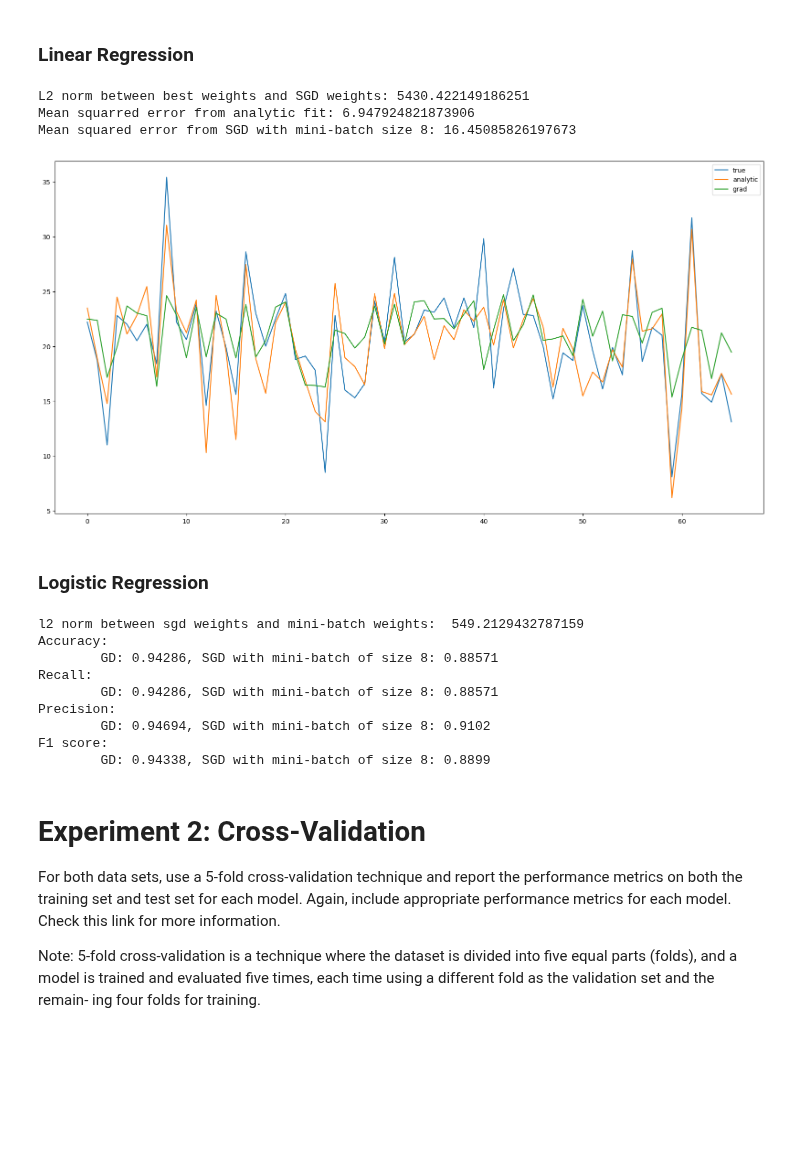
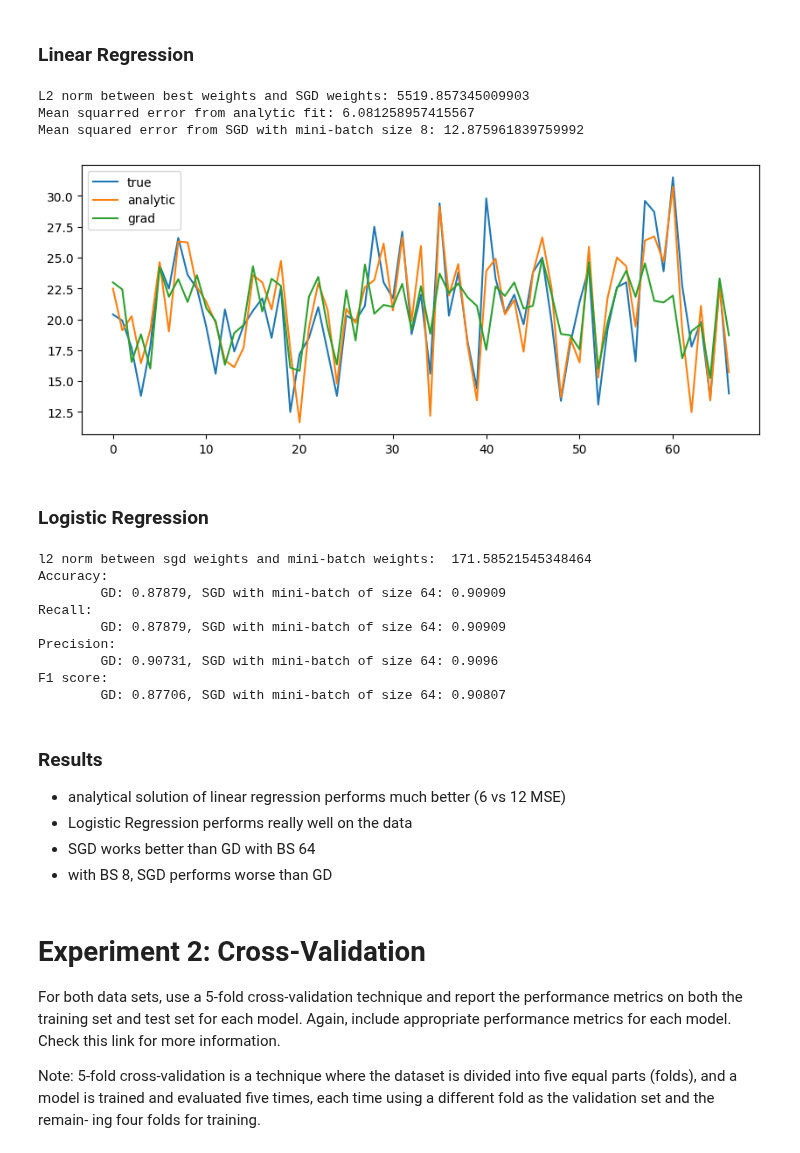
Before and after one commit to j-c-carr/Real-Estate-and-Wine-Quality-Prediction, a Jupyter notebook: experiments_test.ipynb, the cells around one changed output. Cells and saved outputs as stored; diff of their text form; code cells hidden in the pictures; blank space fills up the shorter version.

Commit message:
save preliminary results

```diff
--- a/experiments_test.ipynb
+++ b/experiments_test.ipynb
@@ -26,8 +29,7 @@ For both datasets, perform an 80/20 train/test split and report the performance
 ### Data Preparation
 # %%
 TEST_SIZE = 0.20
-DEFAULT_BATCH_SIZE = 8
-IQR_FACTOR=1.5 # IQR
+IQR_FACTOR = 1.5
 
 ### Data Cleaning ###
 #remove outliers (but not for CHAS bc it is 1/0)
@@ -35,74 +37,71 @@ temp_df = housing_df.drop(columns='CHAS')
 temp_df_cleaned = remove_outliers(temp_df, factor=IQR_FACTOR)
 housing_df_cleaned = pd.concat([temp_df_cleaned, housing_df['CHAS'].loc[temp_df_cleaned.index]], axis=1)
 
+wine_df_cleaned = wine_df.copy()
 wine_df_cleaned = remove_outliers(wine_df, factor=IQR_FACTOR)
-wine_df_cleaned = wine_df.copy()
 
 ### Data Splitting ###
 # perform train test split
-one_hot_wine_classes = pd.get_dummies(wine_df['class']).to_numpy(dtype=int)
+one_hot_wine_classes = pd.get_dummies(wine_df_cleaned['class']).to_numpy(dtype=int)
 X_wine_train, X_wine_test, y_wine_train, y_wine_test = train_test_split(wine_df_cleaned.drop(['class'], axis=1).to_numpy(),
                                                                         one_hot_wine_classes,
-                                                                        test_size=TEST_SIZE, random_seed=SEED)
+                                                                        test_size=TEST_SIZE)
 
 X_housing_train, X_housing_test, y_housing_train, y_housing_test = train_test_split(housing_df_cleaned.drop(['MEDV'], axis=1).to_numpy(),
-                                                                                    housing_df_cleaned.MEDV.to_numpy().reshape(-1,1), test_size=TEST_SIZE, random_seed=SEED)
+                                                                                    housing_df_cleaned.MEDV.to_numpy().reshape(-1,1), test_size=TEST_SIZE)
 
 ### Data Normalization ###
 # normalize data after train test split to prevent data leakage
-#X_wine_train, X_wine_test = min_max_scale(X_wine_train, X_wine_test, scale=True)
-X_housing_train, X_housing_test = min_max_scale(X_housing_train, X_housing_test, scale=True)
-
-### TODO: Feature Engineering ###
-# remove features?
-# create non-linear features
+#X_wine_train, X_wine_test = min_max_scale(X_wine_train, X_wine_test)
+X_housing_train, X_housing_test = min_max_scale(X_housing_train, X_housing_test)
 # %% [markdown]
 ### Linear Regression
 # %%
+BATCH_SIZE = 8
+
 # Linear regression fit
 lin_reg = LinearRegression()
 
 # Analytic fit
 lin_reg.fit(X_housing_train, y_housing_train, analytic_fit=True, verbose=False)
 y_preds_with_analytic_fit = lin_reg.predict(X_housing_test)
 min_ms_error = mse(y_housing_test, lin_reg.predict(X_housing_test))
 w_analytic = np.copy(lin_reg.w)
 
 # Mini-batch SGD fit
-lin_reg.fit(X_housing_train, y_housing_train, optimizer_class=GradientDescent, batch_size=DEFAULT_BATCH_SIZE, verbose=False)
+lin_reg.fit(X_housing_train, y_housing_train, optimizer_class=GradientDescent, batch_size=BATCH_SIZE, verbose=False)
 y_preds_with_grad = lin_reg.predict(X_housing_test)
 ms_error = mse(y_housing_test, y_preds_with_grad)
 
 
 print(f"L2 norm between best weights and SGD weights: {np.linalg.norm(w_analytic - lin_reg.w)}")
 print(f"Mean squarred error from analytic fit: {min_ms_error}")
-print(f"Mean squared error from SGD with mini-batch size {DEFAULT_BATCH_SIZE}: {ms_error}")
+print(f"Mean squared error from SGD with mini-batch size {BATCH_SIZE}: {ms_error}")
 
 # plot results
-plt.figure(figsize=(20,10))
+plt.figure(figsize=(10,4))
 plt.plot(y_housing_test, label='true')
 plt.plot(y_preds_with_analytic_fit, label='analytic')
 plt.plot(y_preds_with_grad, label='grad')
 plt.legend()
 plt.show()
 # %% [output]
-L2 norm between best weights and SGD weights: 5430.422149186251
-Mean squarred error from analytic fit: 6.947924821873906
-Mean squared error from SGD with mini-batch size 8: 16.45085826197673
+L2 norm between best weights and SGD weights: 5519.857345009903
+Mean squarred error from analytic fit: 6.081258957415567
+Mean squared error from SGD with mini-batch size 8: 12.875961839759992
-[figure, old version]
+[figure, new version]
 # %% [markdown]
 ### Logistic Regression
 # %%
-np.random.seed(0)
-optimizer_kwargs = {'max_iters': 4e4,
+BATCH_SIZE = 64
+OPTIMIZER_KWARGS = {'max_iters': 4e4,
                     'learning_rate': 0.05,
                     'verbose': False}
 
-# Logistic regression fit
 log_reg = LogisticRegression()
 
 # Learn model parameters with gradient descent
-log_reg.fit(X_wine_train, y_wine_train, optimizer_class=GradientDescent, **optimizer_kwargs)
+log_reg.fit(X_wine_train, y_wine_train, optimizer_class=GradientDescent, **OPTIMIZER_KWARGS)
 y_wine_preds_gd = log_reg.predict(X_wine_test)
 w_gd = np.copy(log_reg.w)
 
@@ -112,7 +111,7 @@ gd_precision = precision_score(y_wine_test, y_wine_preds_gd, average='weighted')
 gd_f1_score = f1_score(y_wine_test, y_wine_preds_gd, average='weighted')
 
 # Learn model parameters with stochastic gradient descent
-log_reg.fit(X_wine_train, y_wine_train, optimizer_class=StochasticGradientDescent, batch_size=DEFAULT_BATCH_SIZE, **optimizer_kwargs)
+log_reg.fit(X_wine_train, y_wine_train, optimizer_class=StochasticGradientDescent, batch_size=BATCH_SIZE, **OPTIMIZER_KWARGS)
 y_wine_preds_sgd = log_reg.predict(X_wine_test)
 w_sgd = np.copy(log_reg.w)
 
@@ -122,20 +121,26 @@ sgd_precision = precision_score(y_wine_test, y_wine_preds_sgd, average='weighted
 sgd_f1_score = f1_score(y_wine_test, y_wine_preds_sgd, average='weighted')
 
 print("l2 norm between sgd weights and mini-batch weights: ", np.linalg.norm(w_gd - w_sgd))
-print(f"Accuracy:\n \tGD: {gd_accuracy:.5g}, SGD with mini-batch of size {DEFAULT_BATCH_SIZE}: {sgd_accuracy:.5g}")
-print(f"Recall:\n \tGD: {gd_recall:.5g}, SGD with mini-batch of size {DEFAULT_BATCH_SIZE}: {sgd_recall:.5g}")
-print(f"Precision:\n \tGD: {gd_precision:.5g}, SGD with mini-batch of size {DEFAULT_BATCH_SIZE}: {sgd_precision:.5g}")
-print(f"F1 score:\n \tGD: {gd_f1_score:.5g}, SGD with mini-batch of size {DEFAULT_BATCH_SIZE}: {sgd_f1_score:.5g}")
+print(f"Accuracy:\n \tGD: {gd_accuracy:.5g}, SGD with mini-batch of size {BATCH_SIZE}: {sgd_accuracy:.5g}")
+print(f"Recall:\n \tGD: {gd_recall:.5g}, SGD with mini-batch of size {BATCH_SIZE}: {sgd_recall:.5g}")
+print(f"Precision:\n \tGD: {gd_precision:.5g}, SGD with mini-batch of size {BATCH_SIZE}: {sgd_precision:.5g}")
+print(f"F1 score:\n \tGD: {gd_f1_score:.5g}, SGD with mini-batch of size {BATCH_SIZE}: {sgd_f1_score:.5g}")
 # %% [output]
-l2 norm between sgd weights and mini-batch weights:  549.2129432787159
+l2 norm between sgd weights and mini-batch weights:  171.58521545348464
 Accuracy:
-        GD: 0.94286, SGD with mini-batch of size 8: 0.88571
+        GD: 0.87879, SGD with mini-batch of size 64: 0.90909
 Recall:
-        GD: 0.94286, SGD with mini-batch of size 8: 0.88571
+        GD: 0.87879, SGD with mini-batch of size 64: 0.90909
 Precision:
-        GD: 0.94694, SGD with mini-batch of size 8: 0.9102
+        GD: 0.90731, SGD with mini-batch of size 64: 0.9096
 F1 score:
-        GD: 0.94338, SGD with mini-batch of size 8: 0.8899
+        GD: 0.87706, SGD with mini-batch of size 64: 0.90807
+# %% [markdown]
+### Results
+- analytical solution of linear regression performs much better (6 vs 12 MSE)
+- Logistic Regression performs really well on the data
+- SGD works better than GD with BS 64
+- with BS 8, SGD performs worse than GD
 # %% [markdown]
 # Experiment 2: Cross-Validation
 
```
Also changed, not shown: parts of 38 cells of this notebook, 2 other files.
